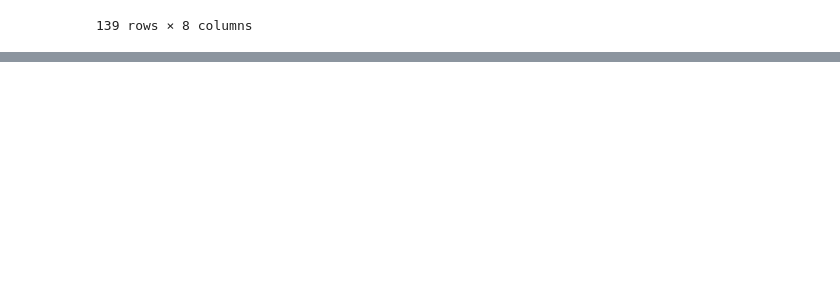
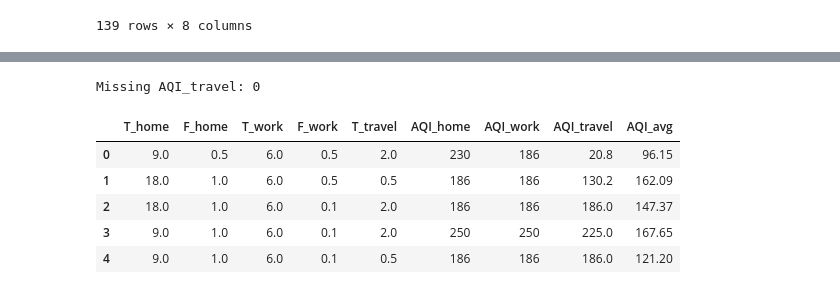
Before and after one commit to Wrudra/AirAwareDhaka, a Jupyter notebook: airawaredhaka.ipynb, the cells around one changed output, grey strips where cells are left out. Cells and saved outputs as stored; diff of their text form; code cells hidden in the pictures; blank space fills up the shorter version.

```diff
--- a/airawaredhaka.ipynb
+++ b/airawaredhaka.ipynb
@@ -231,0 +301,20 @@ Unmapped T_travel: []
+# %%
+# Verify AQI_travel exists and has no missing values
+print("Missing AQI_travel:", df['AQI_travel'].isna().sum())
+
+# Calculate AQI_avg using the formula
+df['AQI_avg'] = (((df['T_home'] * df['F_home'] * df['AQI_home']) +
+                 (df['T_work'] * df['F_work'] * df['AQI_work']) +
+                 (df['T_travel'] * df['AQI_travel'])) / \
+                (df['T_home'] + df['T_work'] + df['T_travel'])).round(2)
+
+# Display the DataFrame with the specified columns and AQI_avg
+df.head()
+# %% [output]
+Missing AQI_travel: 0
+|  | T_home | F_home | T_work | F_work | T_travel | AQI_home | AQI_work | AQI_travel | AQI_avg |
+| 0 | 9.0 | 0.5 | 6.0 | 0.5 | 2.0 | 230 | 186 | 20.8 | 96.15 |
+| 1 | 18.0 | 1.0 | 6.0 | 0.5 | 0.5 | 186 | 186 | 130.2 | 162.09 |
+| 2 | 18.0 | 1.0 | 6.0 | 0.1 | 2.0 | 186 | 186 | 186.0 | 147.37 |
+| 3 | 9.0 | 1.0 | 6.0 | 0.1 | 2.0 | 250 | 250 | 225.0 | 167.65 |
+| 4 | 9.0 | 1.0 | 6.0 | 0.1 | 0.5 | 186 | 186 | 186.0 | 121.20 |
```
Also changed, not shown: parts of 3 cells of this notebook.
